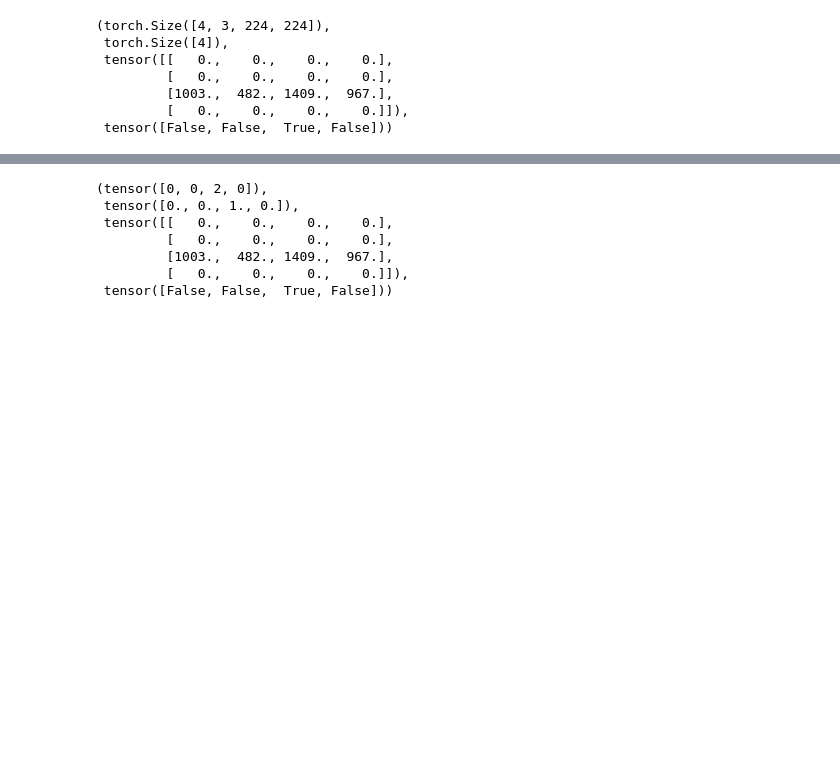
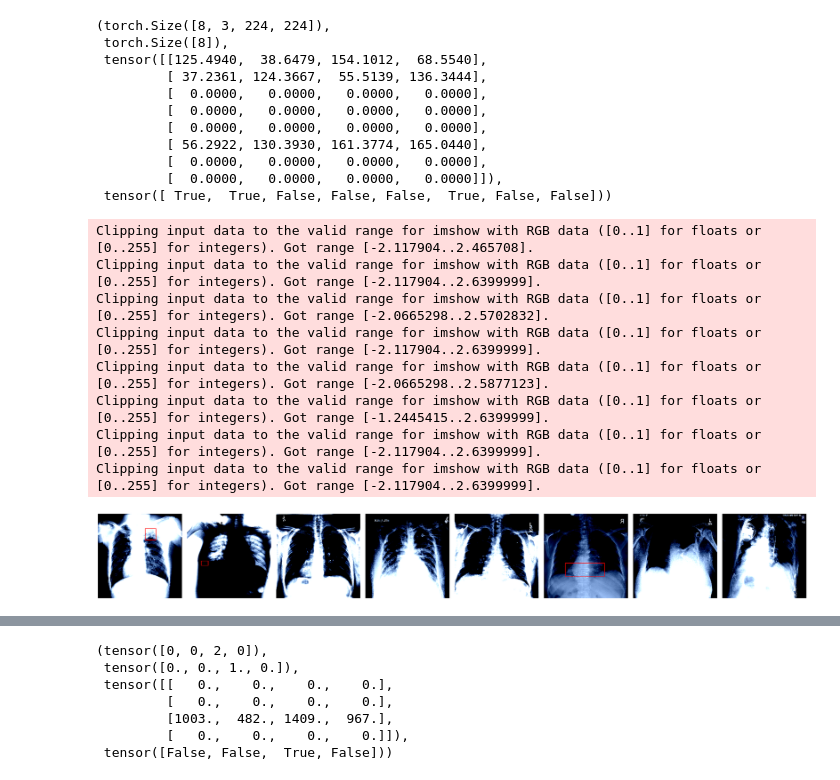
Before and after one commit to Nafishapanacea/normal-abnormal-multitask, a Jupyter notebook: test.ipynb, the cells around one changed output, grey strips where cells are left out. Cells and saved outputs as stored; diff of their text form; code cells hidden in the pictures; blank space fills up the shorter version.

```diff
--- a/test.ipynb
+++ b/test.ipynb
@@ -15,8 +15,8 @@ csv_path = '/home/jupyter-nafisha/normal-abnormal-multitask/CSVs/train.csv'
 # device = torch.device('cuda' if torch.cuda.is_available() else 'cpu')
 device = 'cpu'
 # %%
-train_dataset = XrayDataset(img_dir='/home/common/data_v3', csv_path=csv_path, transform=train_transform)
-train_loader = DataLoader(train_dataset, batch_size=4, shuffle=True, num_workers=4)
+train_dataset = XrayDataset(img_dir='/home/common/data_v3', csv_path=csv_path, transform_bbox=train_transform_bbox, transform_nobbox=train_transform_nobbox)
+train_loader = DataLoader(train_dataset, batch_size=8, shuffle=True, num_workers=4)
 # %%
 for image, disease_id, label, bbox, has_bbox in train_loader:
     image, disease_id, label, bbox, has_bbox = image, disease_id, label, bbox, has_bbox
@@ -24,10 +24,64 @@ for image, disease_id, label, bbox, has_bbox in train_loader:
 # %%
 image.shape, label.shape, bbox, has_bbox
 # %% [output]
-(torch.Size([4, 3, 224, 224]),
- torch.Size([4]),
- tensor([[   0.,    0.,    0.,    0.],
-         [   0.,    0.,    0.,    0.],
-         [1003.,  482., 1409.,  967.],
-         [   0.,    0.,    0.,    0.]]),
- tensor([False, False,  True, False]))
+(torch.Size([8, 3, 224, 224]),
+ torch.Size([8]),
+ tensor([[125.4940,  38.6479, 154.1012,  68.5540],
+         [ 37.2361, 124.3667,  55.5139, 136.3444],
+         [  0.0000,   0.0000,   0.0000,   0.0000],
+         [  0.0000,   0.0000,   0.0000,   0.0000],
+         [  0.0000,   0.0000,   0.0000,   0.0000],
+         [ 56.2922, 130.3930, 161.3774, 165.0440],
+         [  0.0000,   0.0000,   0.0000,   0.0000],
+         [  0.0000,   0.0000,   0.0000,   0.0000]]),
+ tensor([ True,  True, False, False, False,  True, False, False]))
+# %%
+import matplotlib.pyplot as plt
+import matplotlib.patches as patches
+import torch
+
+def plot_batch_with_bboxes(images, bboxes):
+    """
+    images: torch.Tensor [B, 3, H, W]
+    bboxes: torch.Tensor [B, 4] (pascal_voc)
+    """
+    B = images.shape[0]
+
+    fig, axes = plt.subplots(1, B, figsize=(5 * B, 5))
+    if B == 1:
+        axes = [axes]
+
+    for i in range(B):
+        img = images[i].permute(1, 2, 0).cpu().numpy()
+        bbox = bboxes[i].cpu().numpy()
+
+        axes[i].imshow(img)
+        axes[i].axis("off")
+
+        x_min, y_min, x_max, y_max = bbox
+
+        # Draw bbox only if valid
+        if x_max > x_min and y_max > y_min:
+            rect = patches.Rectangle(
+                (x_min, y_min),
+                x_max - x_min,
+                y_max - y_min,
+                linewidth=2,
+                edgecolor="red",
+                facecolor="none"
+            )
+            axes[i].add_patch(rect)
+
+    plt.tight_layout()
+    plt.show()
+plot_batch_with_bboxes(image, bbox)
+# %% [output]
+Clipping input data to the valid range for imshow with RGB data ([0..1] for floats or [0..255] for integers). Got range [-2.117904..2.465708].
+Clipping input data to the valid range for imshow with RGB data ([0..1] for floats or [0..255] for integers). Got range [-2.117904..2.6399999].
+Clipping input data to the valid range for imshow with RGB data ([0..1] for floats or [0..255] for integers). Got range [-2.0665298..2.5702832].
+Clipping input data to the valid range for imshow with RGB data ([0..1] for floats or [0..255] for integers). Got range [-2.117904..2.6399999].
+Clipping input data to the valid range for imshow with RGB data ([0..1] for floats or [0..255] for integers). Got range [-2.0665298..2.5877123].
+Clipping input data to the valid range for imshow with RGB data ([0..1] for floats or [0..255] for integers). Got range [-1.2445415..2.6399999].
+Clipping input data to the valid range for imshow with RGB data ([0..1] for floats or [0..255] for integers). Got range [-2.117904..2.6399999].
+Clipping input data to the valid range for imshow with RGB data ([0..1] for floats or [0..255] for integers). Got range [-2.117904..2.6399999].
+[figure, added]
```
Also changed, not shown: parts of 2 cells of this notebook, 13 other files.
